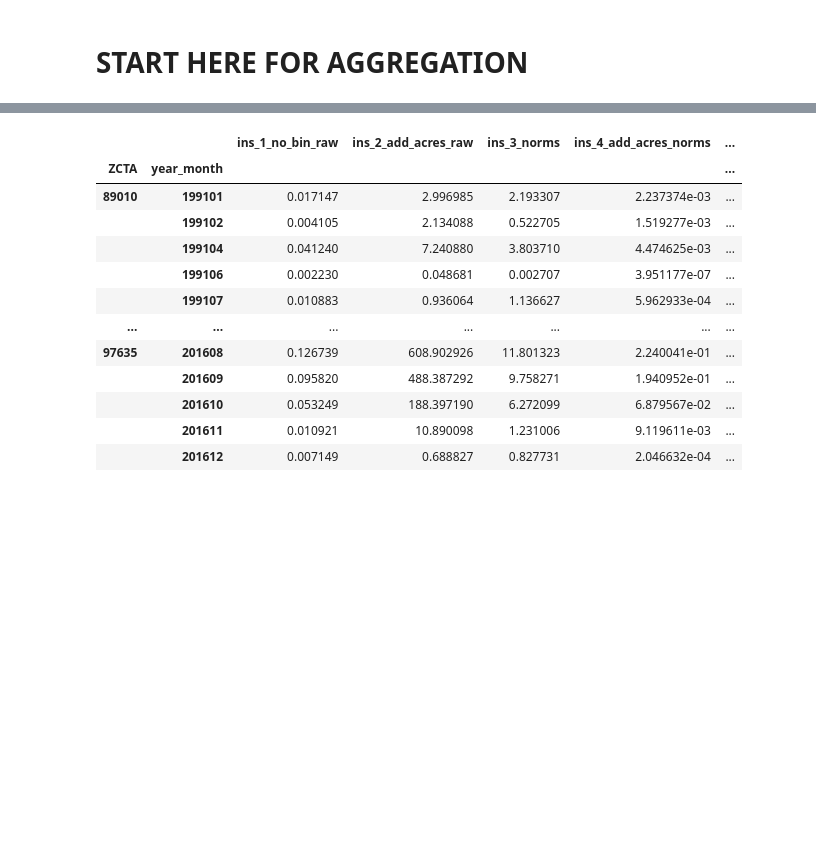
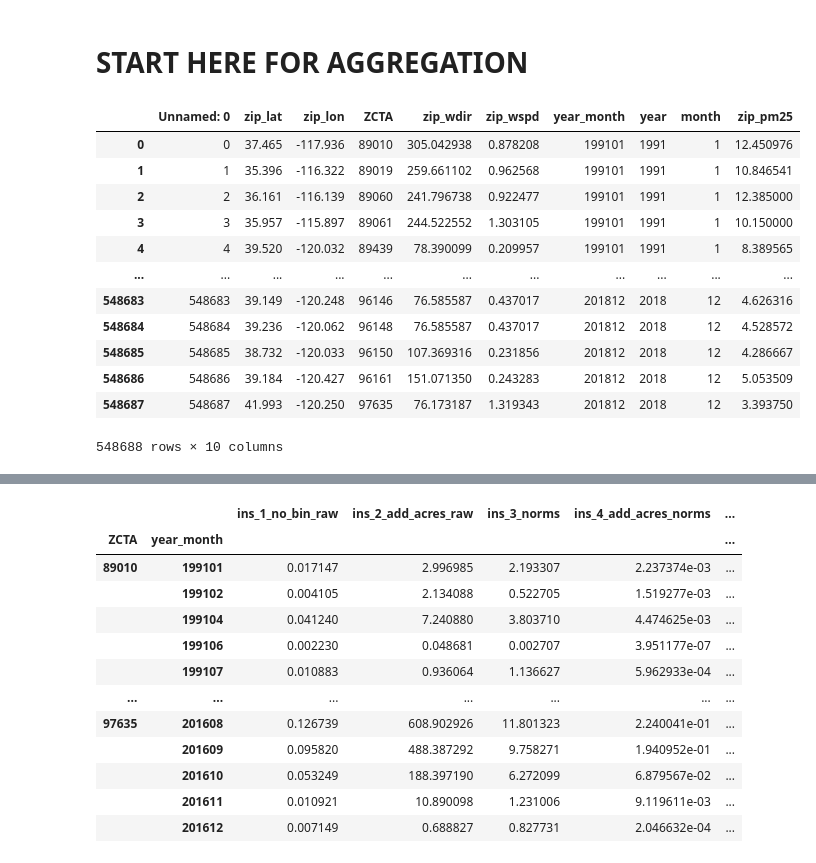
Before and after one commit to jmdatasci/fire_capstone, a Jupyter notebook: notebooks/5.3_jam_aggregation.ipynb, the cells around one changed output, grey strips where cells are left out. Saved outputs shown, nothing was run; the diff lists cells and outputs as text; code cells hidden in the pictures; blank space fills up the shorter version.

```diff
--- a/notebooks/5.3_jam_aggregation.ipynb
+++ b/notebooks/5.3_jam_aggregation.ipynb
@@ -1053,0 +1041,17 @@ instrument_df["ZCTA"] = instrument_df["ZCTA"].astype(str)
+# %%
+wind_ready = pd.read_csv(in_dir + "wind_zip_pm25.csv")
+wind_ready
+# %% [output]
+|  | Unnamed: 0 | zip_lat | zip_lon | ZCTA | zip_wdir | zip_wspd | year_month | year | month | zip_pm25 |
+| 0 | 0 | 37.465 | -117.936 | 89010 | 305.042938 | 0.878208 | 199101 | 1991 | 1 | 12.450976 |
+| 1 | 1 | 35.396 | -116.322 | 89019 | 259.661102 | 0.962568 | 199101 | 1991 | 1 | 10.846541 |
+| 2 | 2 | 36.161 | -116.139 | 89060 | 241.796738 | 0.922477 | 199101 | 1991 | 1 | 12.385000 |
+| 3 | 3 | 35.957 | -115.897 | 89061 | 244.522552 | 1.303105 | 199101 | 1991 | 1 | 10.150000 |
+| 4 | 4 | 39.520 | -120.032 | 89439 | 78.390099 | 0.209957 | 199101 | 1991 | 1 | 8.389565 |
+| ... | ... | ... | ... | ... | ... | ... | ... | ... | ... | ... |
+| 548683 | 548683 | 39.149 | -120.248 | 96146 | 76.585587 | 0.437017 | 201812 | 2018 | 12 | 4.626316 |
+| 548684 | 548684 | 39.236 | -120.062 | 96148 | 76.585587 | 0.437017 | 201812 | 2018 | 12 | 4.528572 |
+| 548685 | 548685 | 38.732 | -120.033 | 96150 | 107.369316 | 0.231856 | 201812 | 2018 | 12 | 4.286667 |
+| 548686 | 548686 | 39.184 | -120.427 | 96161 | 151.071350 | 0.243283 | 201812 | 2018 | 12 | 5.053509 |
+| 548687 | 548687 | 41.993 | -120.250 | 97635 | 76.173187 | 1.319343 | 201812 | 2018 | 12 | 3.393750 |
+548688 rows × 10 columns
```
Also changed, not shown: parts of 13 cells of this notebook, 1 other file.
